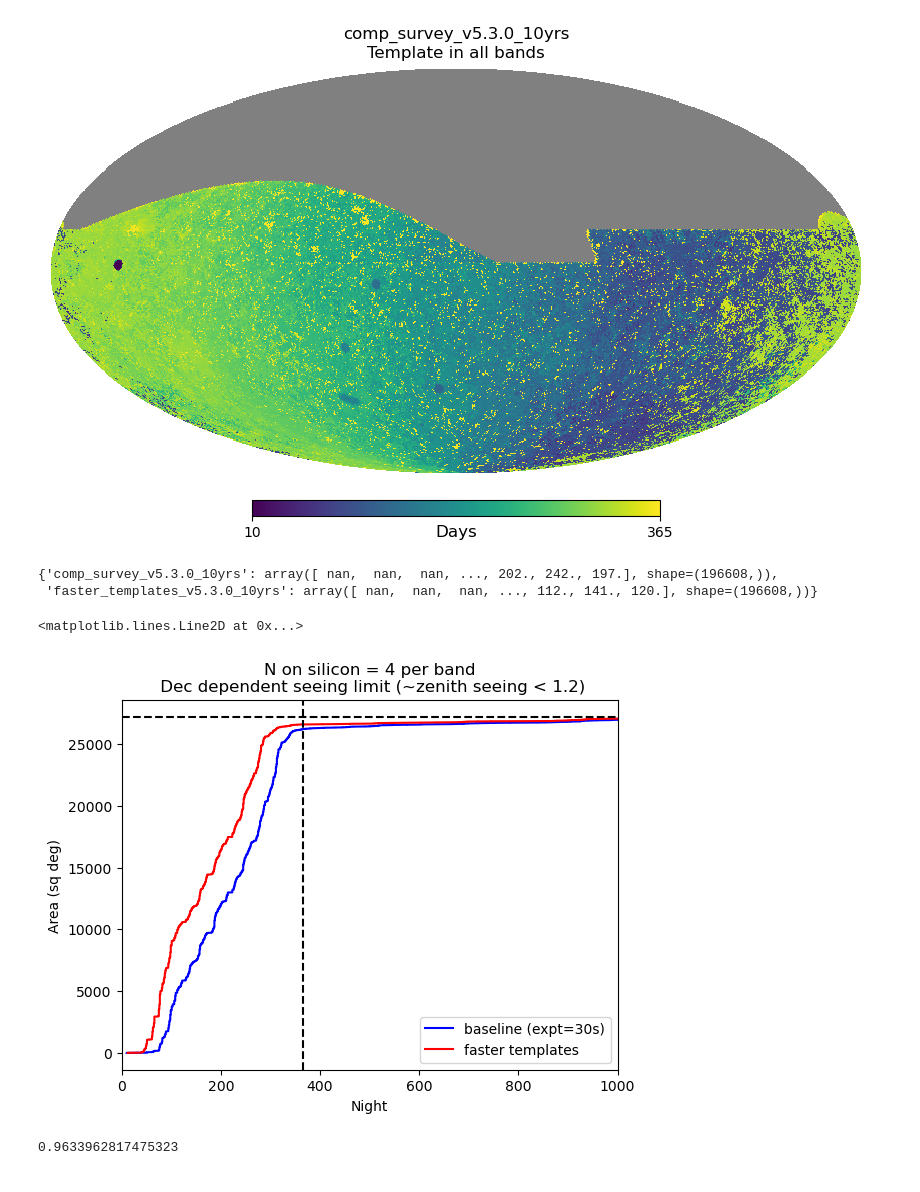
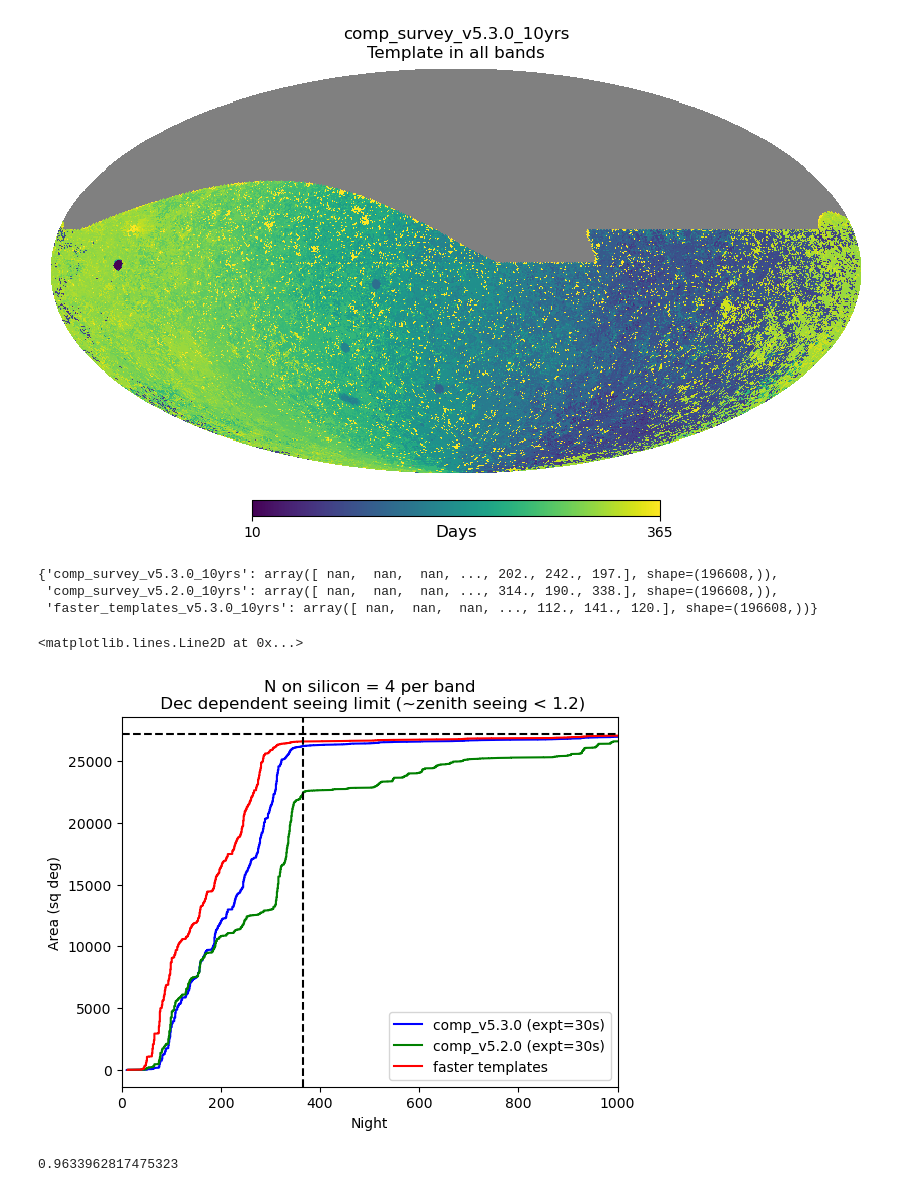
Before and after one commit to lsst-sims/sims_featureScheduler_runs5.3, a Jupyter notebook: comp_survey/template_time.ipynb, the cells around one changed output. Cells and saved outputs as stored; diff of their text form; code cells hidden in the pictures.

```diff
--- a/comp_survey/template_time.ipynb
+++ b/comp_survey/template_time.ipynb
@@ -106,6 +106,7 @@ class TemplateTime(maf.BaseMetric):
         return result
 # %%
 db_files = ["comp_survey_v5.3.0_10yrs.db",
+            "comp_survey_v5.2.0_10yrs.db",
             "../faster_templates/faster_templates_v5.3.0_10yrs.db"
            ]
 arrays = {}
@@ -144,30 +146,31 @@ hp.mollview(arrays["comp_survey_v5.3.0_10yrs"], max=365, unit="Days", title="com
 arrays
 # %% [output]
 {'comp_survey_v5.3.0_10yrs': array([ nan,  nan,  nan, ..., 202., 242., 197.], shape=(196608,)),
+ 'comp_survey_v5.2.0_10yrs': array([ nan,  nan,  nan, ..., 314., 190., 338.], shape=(196608,)),
  'faster_templates_v5.3.0_10yrs': array([ nan,  nan,  nan, ..., 112., 141., 120.], shape=(196608,))}
 # %%
 fig, ax = plt.subplots()
 
-ar2label = {'comp_survey_v5.3.0_10yrs': "baseline (expt=30s)",
-           #"templates_twoyr_v5.3.0_2yrs": "templates for 2 years",
+ar2label = {'comp_survey_v5.3.0_10yrs': "comp_v5.3.0 (expt=30s)",
+           'comp_survey_v5.2.0_10yrs': "comp_v5.2.0 (expt=30s)",
            "faster_templates_v5.3.0_10yrs": "faster templates"}
 
-colors = ['blue', 'red',  'purple', 'black', 'green']
+colors = ['blue', 'green', 'red']
 
 for key,co in zip(ar2label, colors):
     ack = arrays[key] +0
     ack = np.sort(ack)
     ax.plot(ack, np.arange(ack.size)*hp.nside2pixarea(nside, degrees=True), label=ar2label[key], color=co)
 ax.set_xlim([0,1000])
 ax.set_xlabel("Night")
 ax.set_ylabel("Area (sq deg)")
 ax.set_title("N on silicon = %i per band\n Dec dependent seeing limit (~zenith seeing < 1.2)" % n_needed)
 leg = ax.legend()
 ax.axvline(x=365, linestyle="--", color="k")
 ax.axhline(y=fp_area, linestyle="--", color="k")
 # %% [output]
 <matplotlib.lines.Line2D at 0x...>
-[figure, old version]
+[figure, new version]
 # %%
 n_y1 = np.where((arrays["comp_survey_v5.3.0_10yrs"] < 366) & (n_bands > 0) )[0].size
 n_tot = np.sum(n_bands > 0)
```
Also changed, not shown: parts of 3 cells of this notebook, 2 other files.
